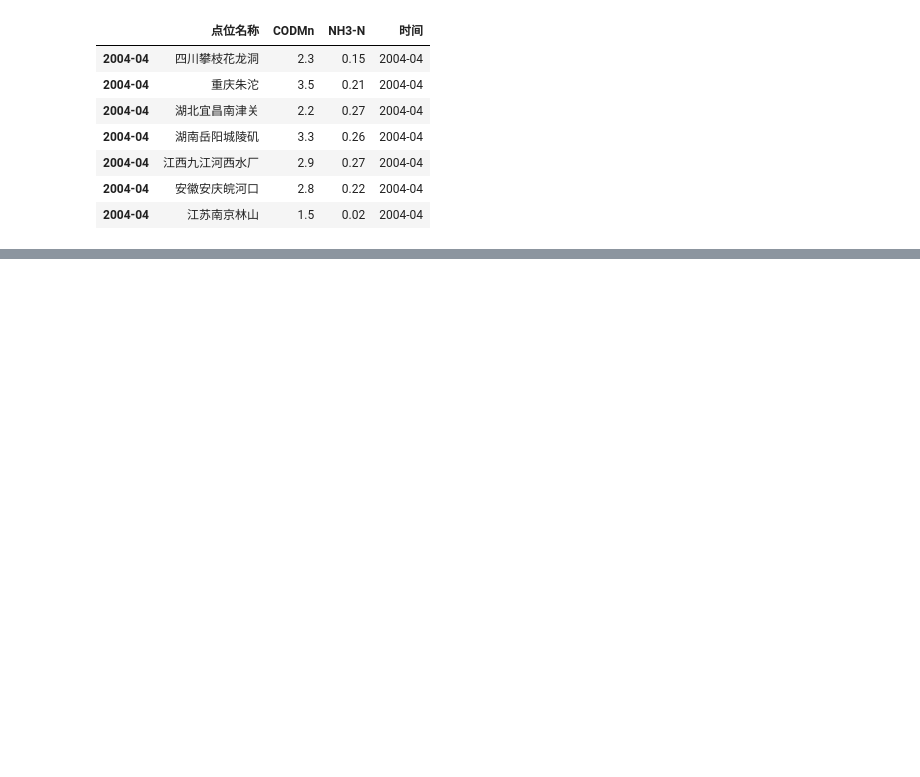
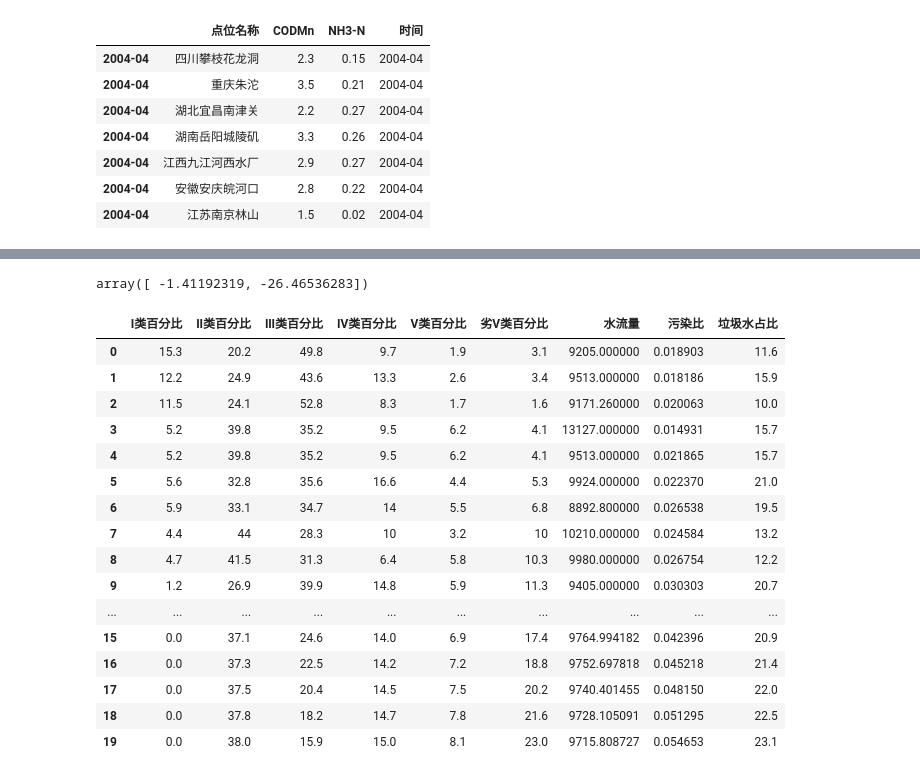
Before and after one commit to maxfanxd/2023mathematical-maxfan, a Jupyter notebook: Practice/第一次练习.ipynb, the cells around one changed output, grey strips where cells are left out. Saved outputs shown, nothing was run; the diff lists cells and outputs as text; code cells hidden in the pictures; blank space fills up the shorter version.

```diff
--- a/Practice/第一次练习.ipynb
+++ b/Practice/第一次练习.ipynb
@@ -982,0 +1714,18 @@ Text(0.5, 1.0, '来自本地的污染物浓度（COD-Mn）')
+# %%
+from sklearn.linear_model import Ridge
+from sklearn.linear_model import LinearRegression
+df_X=df1[['污染比']]
+
+### 0-1标准化 MinMaxScaler
+from sklearn import preprocessing
+
+min_max_scaler = preprocessing.MinMaxScaler()
+X_MinMax = min_max_scaler.fit_transform(df_X)
+X_MinMax
+
+from sklearn.linear_model import Ridge
+df_X=df1[['污染比']]
+
+ln = LinearRegression().fit(df_X[:10], df_y[:10])
+ln.intercept_
+ln.coef_
@@ -982,0 +1885,24 @@ Text(0.5, 1.0, '来自本地的污染物浓度（COD-Mn）')
+# %%
+ln.intercept_
+# %% [output]
+array([ -1.41192319, -26.46536283])
+# %%
+df3
+# %% [output]
+|  | I类百分比 | Ⅱ类百分比 | Ⅲ类百分比 | Ⅳ类百分比 | Ⅴ类百分比 | 劣Ⅴ类百分比 | 水流量 | 污染比 | 垃圾水占比 |
+| 0 | 15.3 | 20.2 | 49.8 | 9.7 | 1.9 | 3.1 | 9205.000000 | 0.018903 | 11.6 |
+| 1 | 12.2 | 24.9 | 43.6 | 13.3 | 2.6 | 3.4 | 9513.000000 | 0.018186 | 15.9 |
+| 2 | 11.5 | 24.1 | 52.8 | 8.3 | 1.7 | 1.6 | 9171.260000 | 0.020063 | 10.0 |
+| 3 | 5.2 | 39.8 | 35.2 | 9.5 | 6.2 | 4.1 | 13127.000000 | 0.014931 | 15.7 |
+| 4 | 5.2 | 39.8 | 35.2 | 9.5 | 6.2 | 4.1 | 9513.000000 | 0.021865 | 15.7 |
+| 5 | 5.6 | 32.8 | 35.6 | 16.6 | 4.4 | 5.3 | 9924.000000 | 0.022370 | 21.0 |
+| 6 | 5.9 | 33.1 | 34.7 | 14 | 5.5 | 6.8 | 8892.800000 | 0.026538 | 19.5 |
+| 7 | 4.4 | 44 | 28.3 | 10 | 3.2 | 10 | 10210.000000 | 0.024584 | 13.2 |
+| 8 | 4.7 | 41.5 | 31.3 | 6.4 | 5.8 | 10.3 | 9980.000000 | 0.026754 | 12.2 |
+| 9 | 1.2 | 26.9 | 39.9 | 14.8 | 5.9 | 11.3 | 9405.000000 | 0.030303 | 20.7 |
+| ... | ... | ... | ... | ... | ... | ... | ... | ... | ... |
+| 15 | 0.0 | 37.1 | 24.6 | 14.0 | 6.9 | 17.4 | 9764.994182 | 0.042396 | 20.9 |
+| 16 | 0.0 | 37.3 | 22.5 | 14.2 | 7.2 | 18.8 | 9752.697818 | 0.045218 | 21.4 |
+| 17 | 0.0 | 37.5 | 20.4 | 14.5 | 7.5 | 20.2 | 9740.401455 | 0.048150 | 22.0 |
+| 18 | 0.0 | 37.8 | 18.2 | 14.7 | 7.8 | 21.6 | 9728.105091 | 0.051295 | 22.5 |
+| 19 | 0.0 | 38.0 | 15.9 | 15.0 | 8.1 | 23.0 | 9715.808727 | 0.054653 | 23.1 |
```
Also changed, not shown: parts of 62 cells of this notebook, 8 other files.
